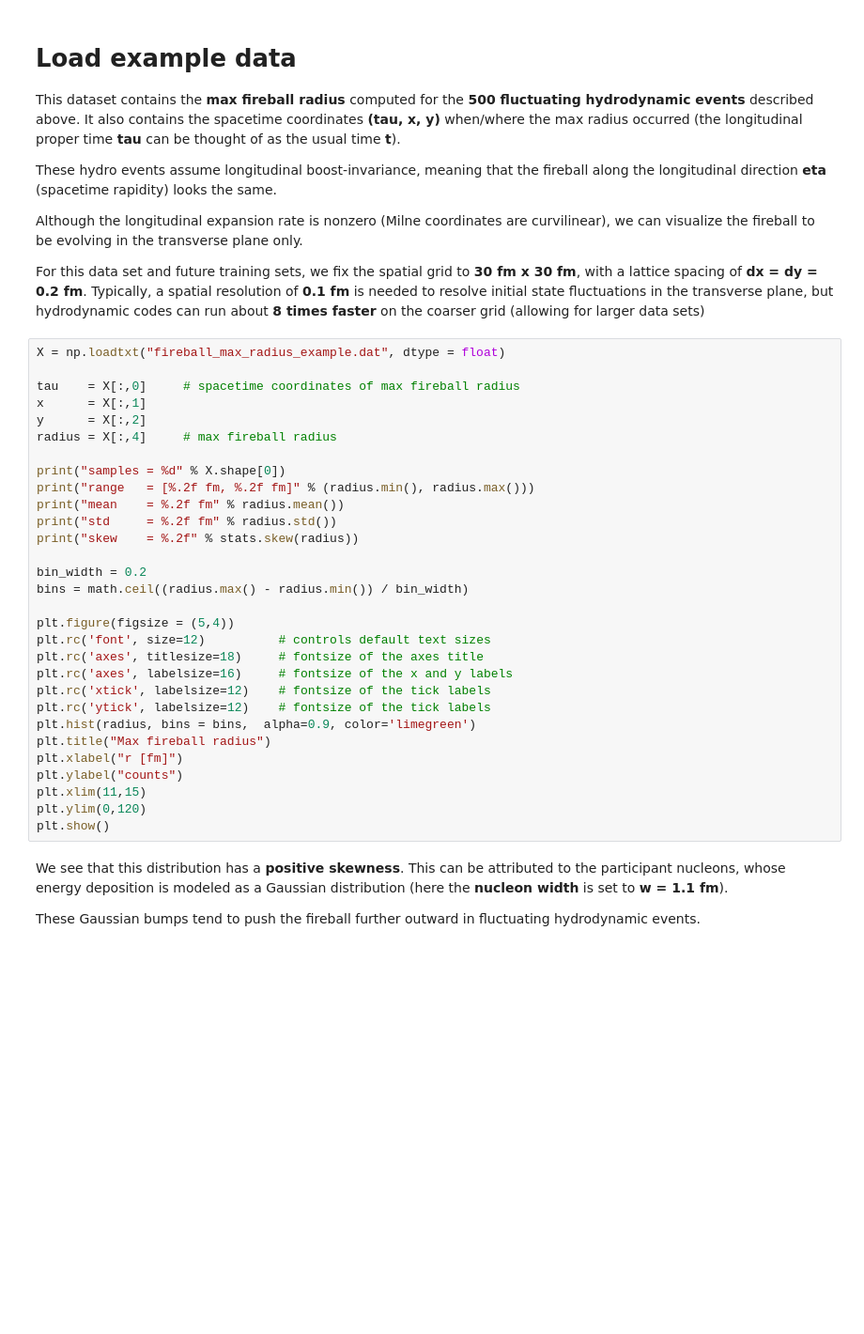
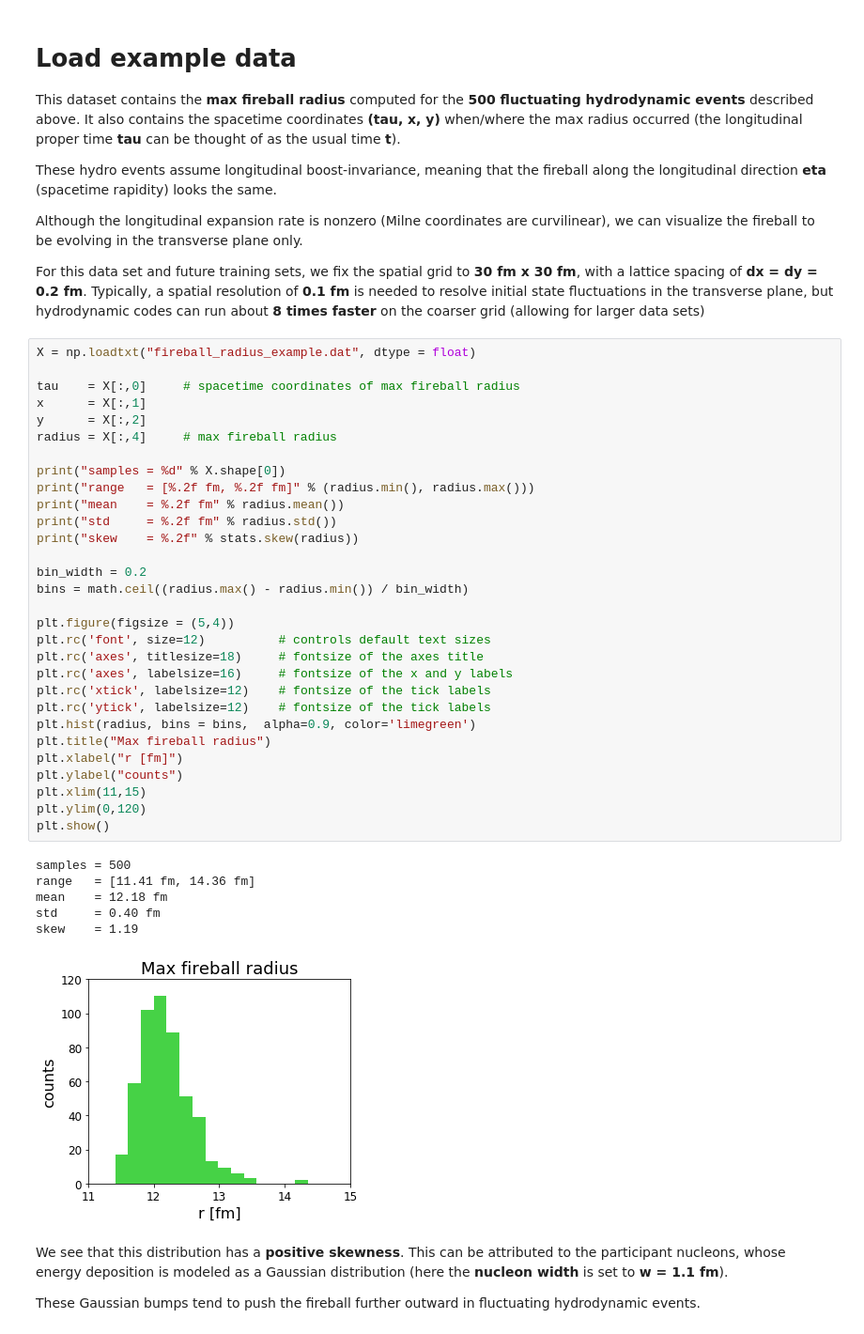
Before and after one commit to mjmcnelis/fireball, a Jupyter notebook: fireball_radius_example.ipynb, the cells around one changed output. Shown at 94% size. Drawn from its saved outputs; the diff is of its cells as text; blank space fills up the shorter version.

Commit message:
renamed fireball radius example

```diff
--- a/fireball_radius_example.ipynb
+++ b/fireball_radius_example.ipynb
@@ -27,35 +27,42 @@ Although the longitudinal expansion rate is nonzero (Milne coordinates are curvi
 
 For this data set and future training sets, we fix the spatial grid to **30 fm x 30 fm**, with a lattice spacing of **dx = dy = 0.2 fm**. Typically, a spatial resolution of **0.1 fm** is needed to resolve initial state fluctuations in the transverse plane, but hydrodynamic codes can run about **8 times faster** on the coarser grid (allowing for larger data sets)
 # %%
-X = np.loadtxt("fireball_max_radius_example.dat", dtype = float)
+X = np.loadtxt("fireball_radius_example.dat", dtype = float)
 
 tau    = X[:,0]     # spacetime coordinates of max fireball radius
 x      = X[:,1]
 y      = X[:,2]
 radius = X[:,4]     # max fireball radius
 
 print("samples = %d" % X.shape[0])
 print("range   = [%.2f fm, %.2f fm]" % (radius.min(), radius.max()))
 print("mean    = %.2f fm" % radius.mean())
 print("std     = %.2f fm" % radius.std())
 print("skew    = %.2f" % stats.skew(radius))
 
 bin_width = 0.2
 bins = math.ceil((radius.max() - radius.min()) / bin_width)
 
 plt.figure(figsize = (5,4))
 plt.rc('font', size=12)          # controls default text sizes
 plt.rc('axes', titlesize=18)     # fontsize of the axes title
 plt.rc('axes', labelsize=16)     # fontsize of the x and y labels
 plt.rc('xtick', labelsize=12)    # fontsize of the tick labels
 plt.rc('ytick', labelsize=12)    # fontsize of the tick labels
 plt.hist(radius, bins = bins,  alpha=0.9, color='limegreen')
 plt.title("Max fireball radius")
 plt.xlabel("r [fm]")
 plt.ylabel("counts")
 plt.xlim(11,15)
 plt.ylim(0,120)
 plt.show()
+# %% [output]
+samples = 500
+range   = [11.41 fm, 14.36 fm]
+mean    = 12.18 fm
+std     = 0.40 fm
+skew    = 1.19
+[figure, added]
 # %% [markdown]
 We see that this distribution has a **positive skewness**. This can be attributed to the participant nucleons, whose energy deposition is modeled as a Gaussian distribution (here the **nucleon width** is set to **w = 1.1 fm**).
 
```
Also changed, not shown: parts of 2 cells of this notebook, 1 other file.
